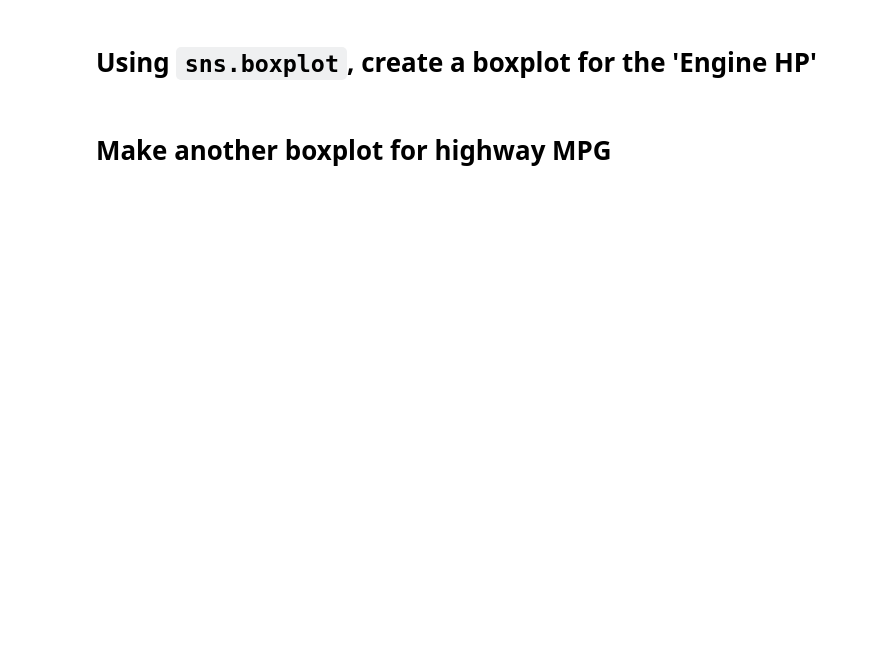
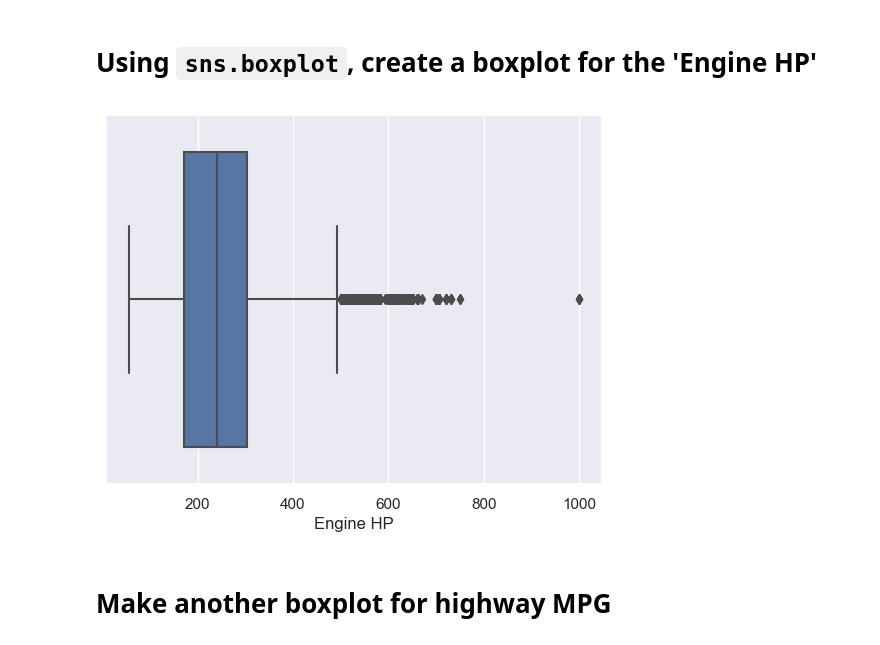
Before and after one commit to dwang312/ctp-2022-fall-data-science, a Jupyter notebook: Week-02-EDA/Exercise-EDA.ipynb, the cells around one changed output. Cells and saved outputs as stored; diff of their text form; code cells hidden in the pictures; blank space fills up the shorter version.

```diff
--- a/Week-02-EDA/Exercise-EDA.ipynb
+++ b/Week-02-EDA/Exercise-EDA.ipynb
@@ -245,6 +299,9 @@ ax.set_ylim(0,100000)
 # Using `sns.boxplot`, create a boxplot for the 'Engine HP'
 # %%
 # create a boxplot for the 'Engine HP'
+ax = sns.boxplot(data = df, x = 'Engine HP')
+# %% [output]
+[figure, added]
 # %% [markdown]
 # Make another boxplot for highway MPG
 # %%
```
Also changed, not shown: parts of 17 cells of this notebook.
